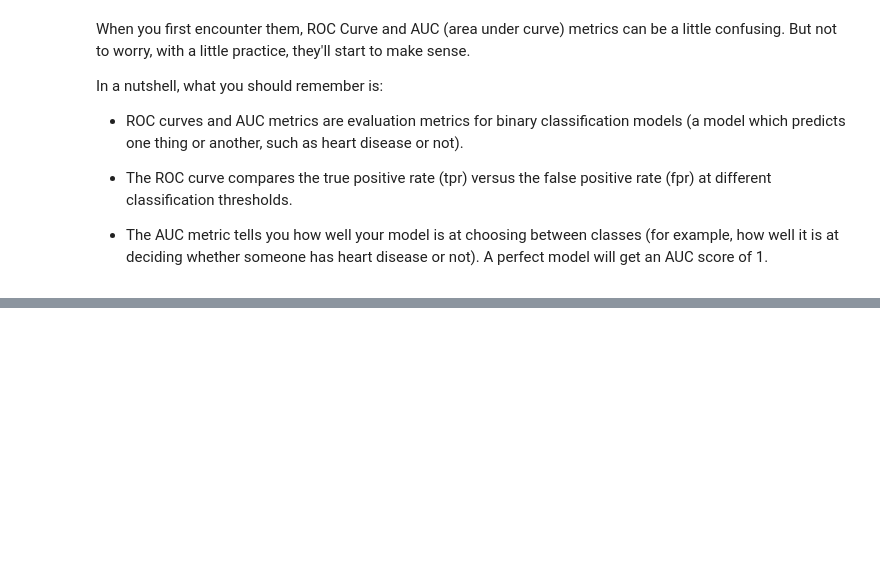
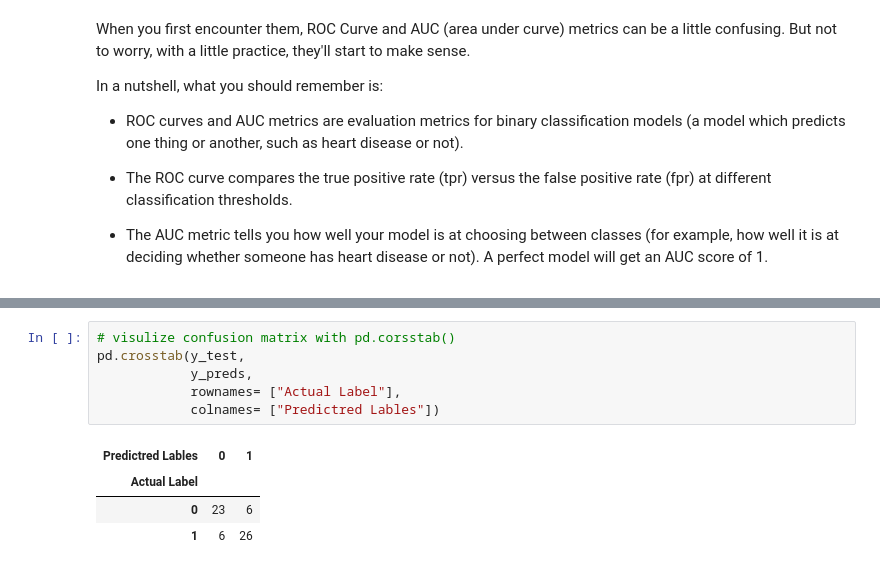
Before and after one commit to Pradipwasre/Machine-Learning, a Jupyter notebook: Scikit Learn/SciKIt_Learn.ipynb, the cells around one changed output, grey strips where cells are left out. Saved outputs shown, nothing was run; the diff lists cells and outputs as text; blank space fills up the shorter version.

```diff
--- a/Scikit Learn/SciKIt_Learn.ipynb
+++ b/Scikit Learn/SciKIt_Learn.ipynb
@@ -1290,0 +1303,11 @@ x
+# %%
+# visulize confusion matrix with pd.corsstab()
+pd.crosstab(y_test,
+            y_preds,
+            rownames= ["Actual Label"],
+            colnames= ["Predictred Lables"])
+# %% [output]
+| Predictred Lables | 0 | 1 |
+| Actual Label |  |  |
+| 0 | 23 | 6 |
+| 1 | 6 | 26 |
```
Also changed, not shown: parts of 6 cells of this notebook.
